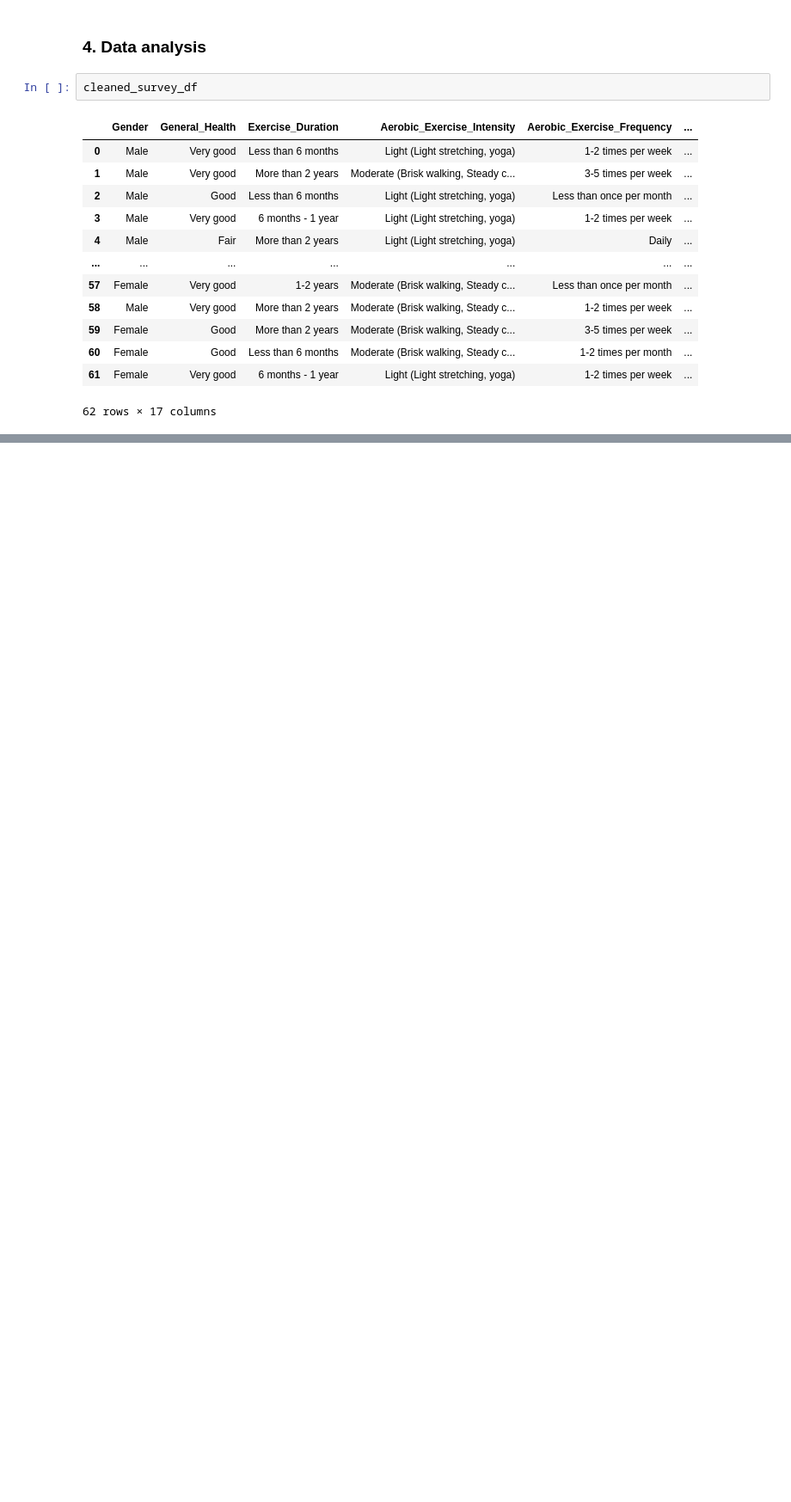
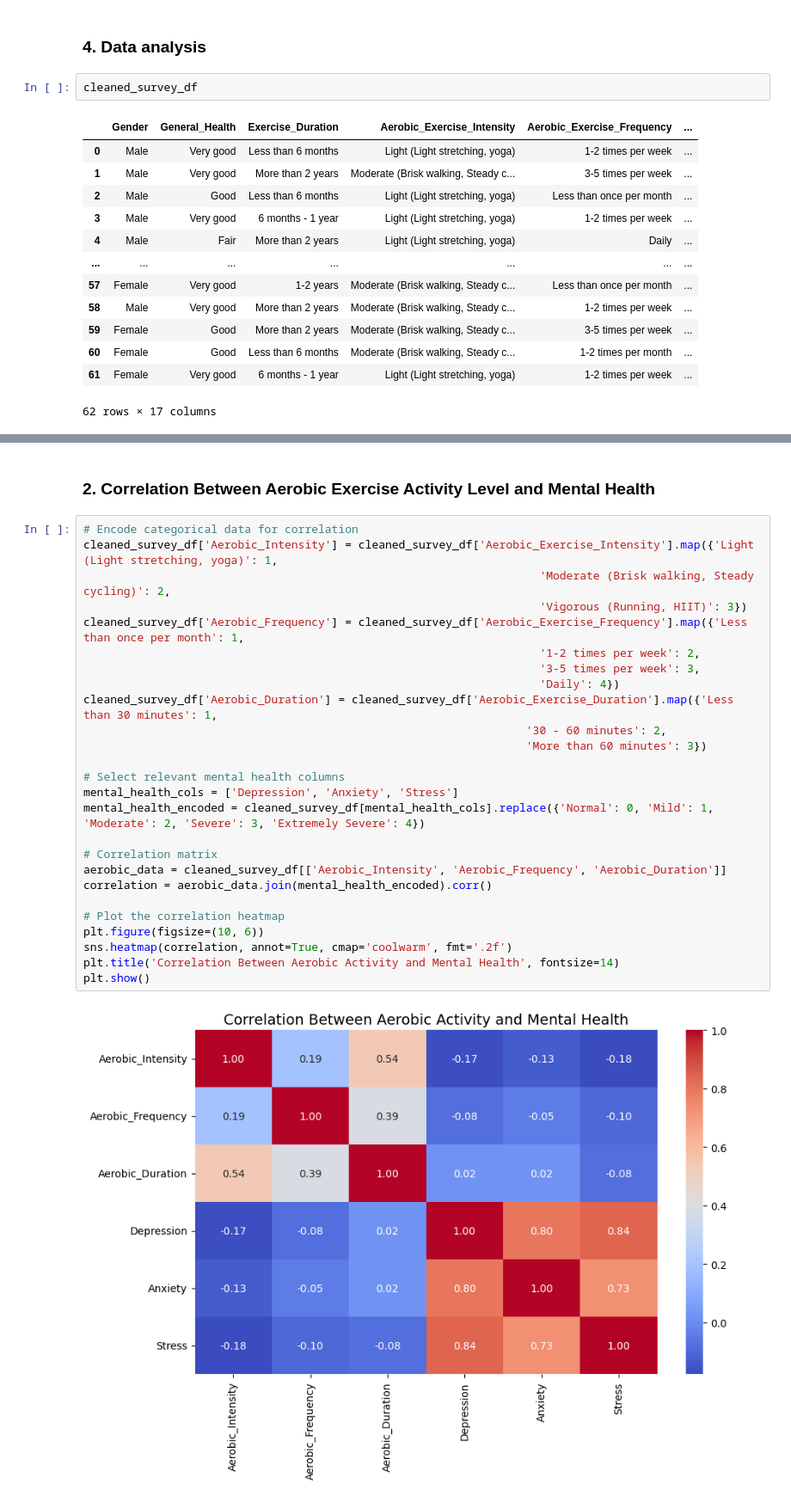
Before and after one commit to Aaron2k02/physical-activity-mental-health-research, a Jupyter notebook: notebook/02_data_analysis.ipynb, the cells around one changed output, grey strips where cells are left out. Shown: that part at 86% size. Saved outputs shown, nothing was run; the diff lists cells and outputs as text; blank space fills up the shorter version.

Commit message:
data analysis init commit

```diff
--- a/notebook/02_data_analysis.ipynb
+++ b/notebook/02_data_analysis.ipynb
@@ -50,0 +93,30 @@ cleaned_survey_df
+# %% [markdown]
+### 2. Correlation Between Aerobic Exercise Activity Level and Mental Health
+# %%
+# Encode categorical data for correlation
+cleaned_survey_df['Aerobic_Intensity'] = cleaned_survey_df['Aerobic_Exercise_Intensity'].map({'Light (Light stretching, yoga)': 1,
+                                                                    'Moderate (Brisk walking, Steady cycling)': 2,
+                                                                    'Vigorous (Running, HIIT)': 3})
+cleaned_survey_df['Aerobic_Frequency'] = cleaned_survey_df['Aerobic_Exercise_Frequency'].map({'Less than once per month': 1,
+                                                                    '1-2 times per week': 2,
+                                                                    '3-5 times per week': 3,
+                                                                    'Daily': 4})
+cleaned_survey_df['Aerobic_Duration'] = cleaned_survey_df['Aerobic_Exercise_Duration'].map({'Less than 30 minutes': 1,
+                                                                  '30 - 60 minutes': 2,
+                                                                  'More than 60 minutes': 3})
+
+# Select relevant mental health columns
+mental_health_cols = ['Depression', 'Anxiety', 'Stress']
+mental_health_encoded = cleaned_survey_df[mental_health_cols].replace({'Normal': 0, 'Mild': 1, 'Moderate': 2, 'Severe': 3, 'Extremely Severe': 4})
+
+# Correlation matrix
+aerobic_data = cleaned_survey_df[['Aerobic_Intensity', 'Aerobic_Frequency', 'Aerobic_Duration']]
+correlation = aerobic_data.join(mental_health_encoded).corr()
+
+# Plot the correlation heatmap
+plt.figure(figsize=(10, 6))
+sns.heatmap(correlation, annot=True, cmap='coolwarm', fmt='.2f')
+plt.title('Correlation Between Aerobic Activity and Mental Health', fontsize=14)
+plt.show()
+# %% [output]
+[figure, added]
```
Also changed, not shown: parts of 7 cells of this notebook.
